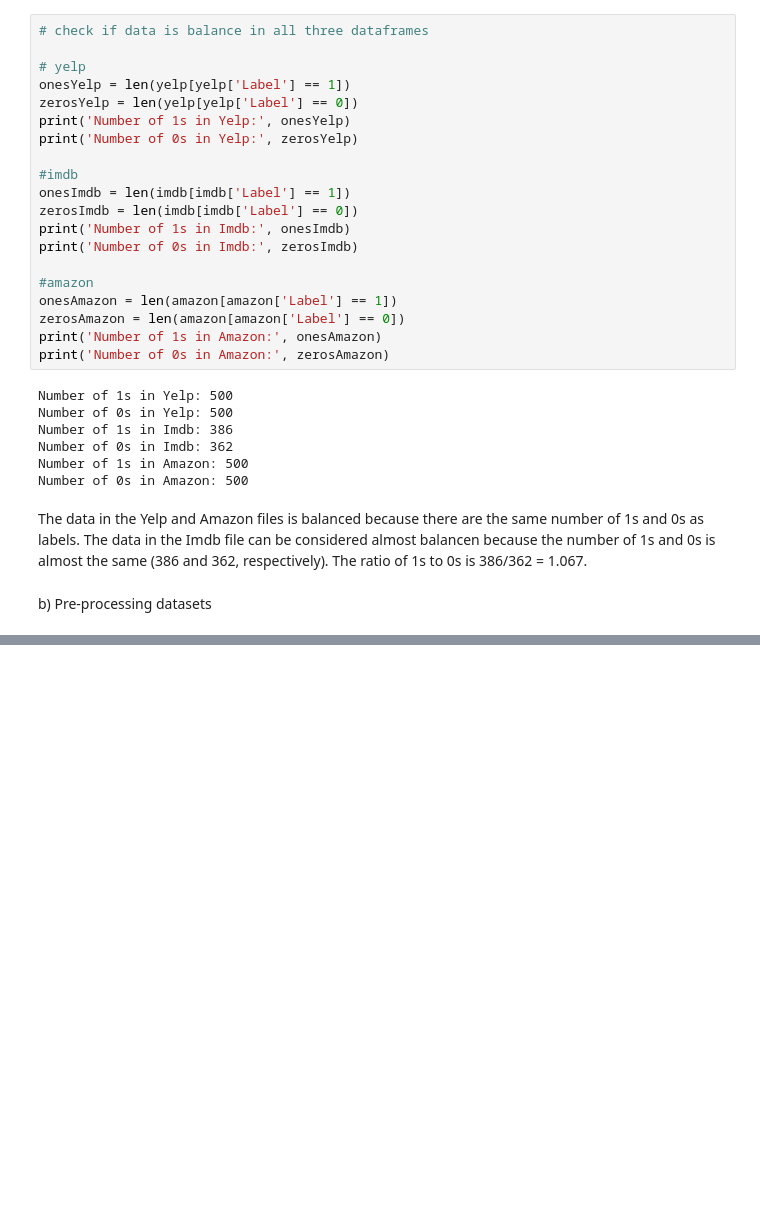
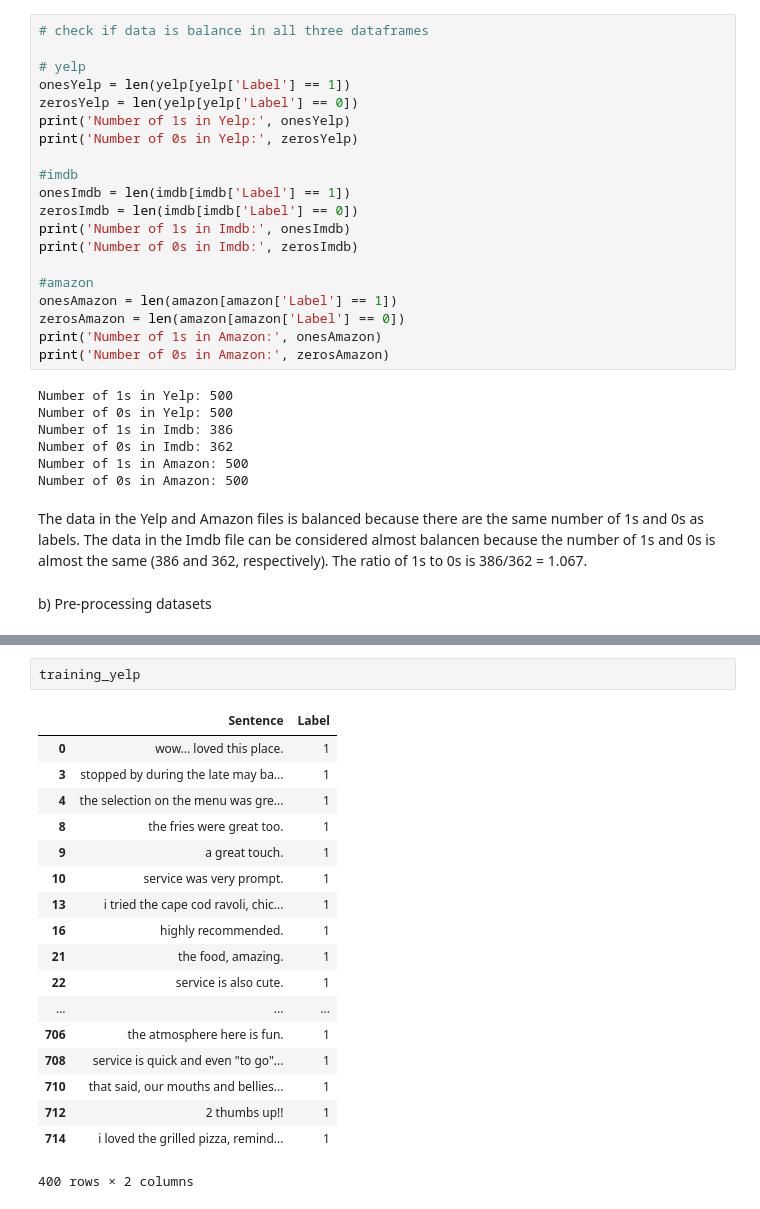
Before and after one commit to simirajpal/Applied-Machine-Learning, a Jupyter notebook: Assignment_3/Homework3_Code.ipynb, the cells around one changed output, grey strips where cells are left out. Cells and saved outputs as stored; diff of their text form; blank space fills up the shorter version.

```diff
--- a/Assignment_3/Homework3_Code.ipynb
+++ b/Assignment_3/Homework3_Code.ipynb
@@ -50,0 +125,21 @@ For this part, we decided to convert all sentences to lower case, so that the sa
+# %%
+training_yelp
+# %% [output]
+|  | Sentence | Label |
+| 0 | wow... loved this place. | 1 |
+| 3 | stopped by during the late may ba... | 1 |
+| 4 | the selection on the menu was gre... | 1 |
+| 8 | the fries were great too. | 1 |
+| 9 | a great touch. | 1 |
+| 10 | service was very prompt. | 1 |
+| 13 | i tried the cape cod ravoli, chic... | 1 |
+| 16 | highly recommended. | 1 |
+| 21 | the food, amazing. | 1 |
+| 22 | service is also cute. | 1 |
+| ... | ... | ... |
+| 706 | the atmosphere here is fun. | 1 |
+| 708 | service is quick and even "to go"... | 1 |
+| 710 | that said, our mouths and bellies... | 1 |
+| 712 | 2 thumbs up!! | 1 |
+| 714 | i loved the grilled pizza, remind... | 1 |
+400 rows × 2 columns
```
Also changed, not shown: parts of 7 cells of this notebook.
